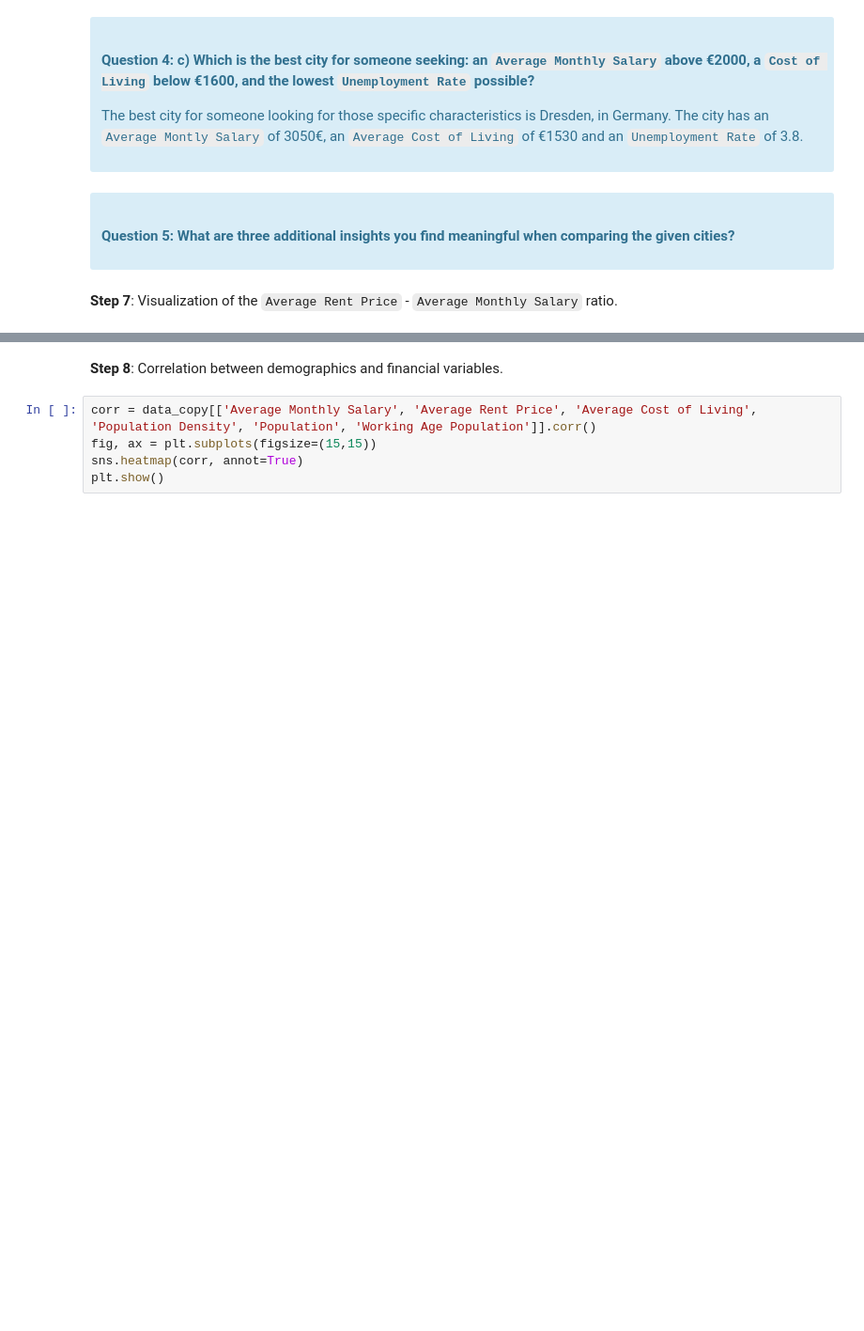
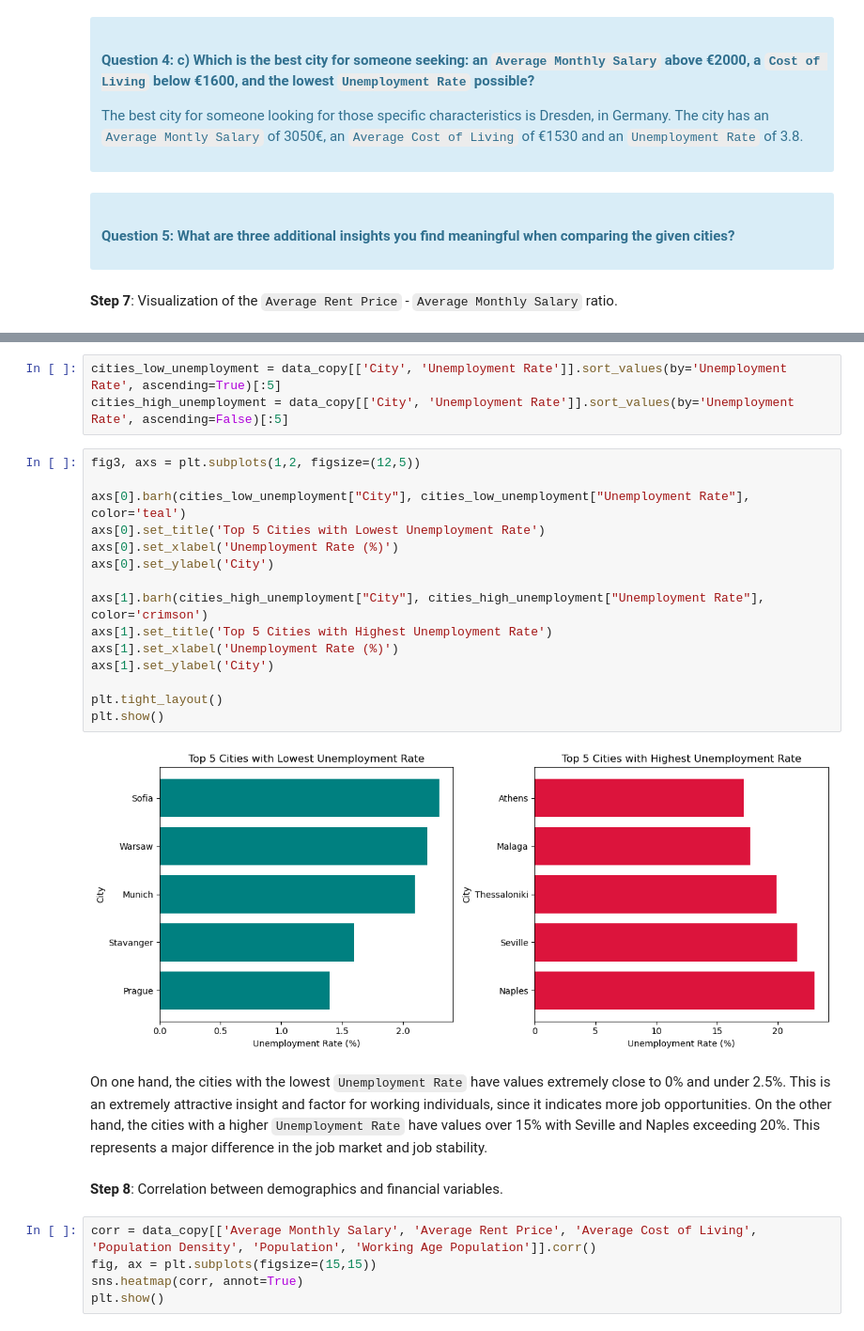
Before and after one commit to amdbsilva/Programming-for-Data-Science-Project, a Jupyter notebook: PDS_project.ipynb, the cells around one changed output, grey strips where cells are left out. Shown at 94% size. Cells and saved outputs as stored; diff of their text form; blank space fills up the shorter version.

Commit message:
markdowns, insights

```diff
--- a/PDS_project.ipynb
+++ b/PDS_project.ipynb
@@ -541,3 +531,25 @@ Most cities have a `rent-salary ratio` near 0.4 and 0.5, meaning nearly half of
+# %%
+cities_low_unemployment = data_copy[['City', 'Unemployment Rate']].sort_values(by='Unemployment Rate', ascending=True)[:5]
+cities_high_unemployment = data_copy[['City', 'Unemployment Rate']].sort_values(by='Unemployment Rate', ascending=False)[:5]
+# %%
+fig3, axs = plt.subplots(1,2, figsize=(12,5))
+
+axs[0].barh(cities_low_unemployment["City"], cities_low_unemployment["Unemployment Rate"], color='teal')
+axs[0].set_title('Top 5 Cities with Lowest Unemployment Rate')
+axs[0].set_xlabel('Unemployment Rate (%)')
+axs[0].set_ylabel('City')
+
+axs[1].barh(cities_high_unemployment["City"], cities_high_unemployment["Unemployment Rate"], color='crimson')
+axs[1].set_title('Top 5 Cities with Highest Unemployment Rate')
+axs[1].set_xlabel('Unemployment Rate (%)')
+axs[1].set_ylabel('City')
+
+plt.tight_layout()
+plt.show()
+# %% [output]
+[figure, added]
+# %% [markdown]
+On one hand, the cities with the lowest `Unemployment Rate` have values extremely close to 0% and under 2.5%. This is an extremely attractive insight and factor for working individuals, since it indicates more job opportunities. On the other hand, the cities with a higher `Unemployment Rate` have values over 15% with Seville and Naples exceeding 20%. This represents a major difference in the job market and job stability.
 # %% [markdown]
 **Step 8**: Correlation between demographics and financial variables.
 # %%
```
Also changed, not shown: parts of 43 cells of this notebook.
